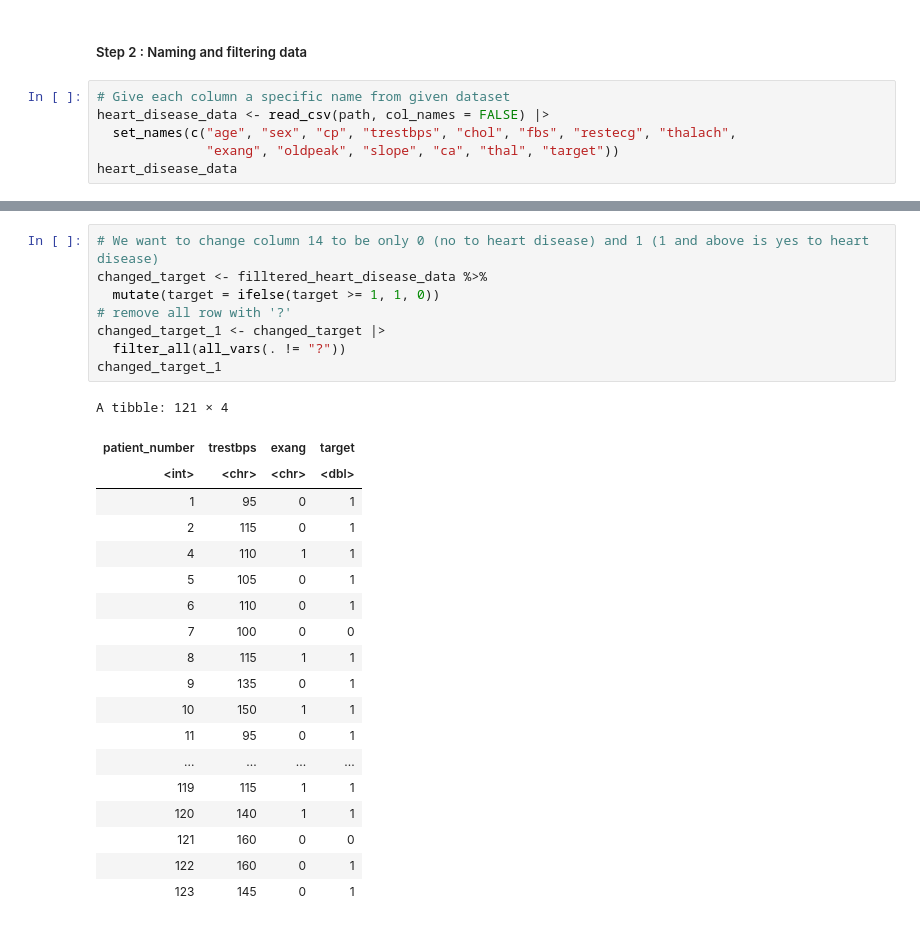
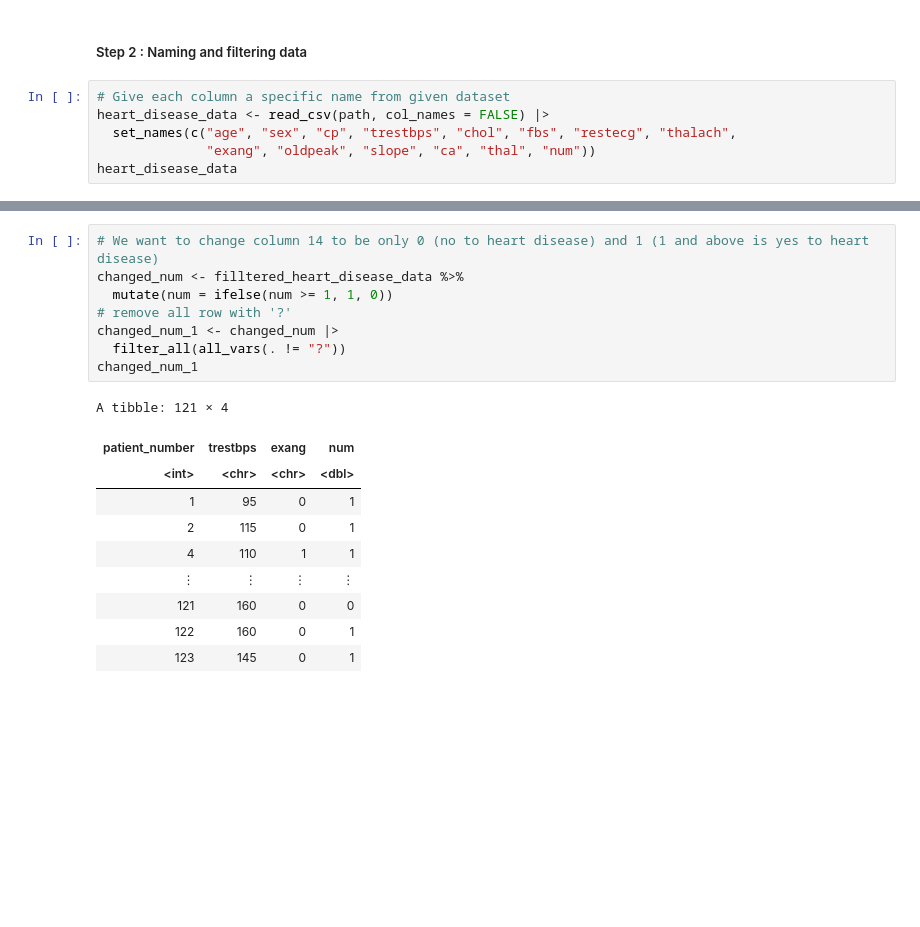
Before and after one commit to cchurch999/Data-Science-Group-Project-Books, a Jupyter notebook: Preliminary exploratory data analysis.ipynb, the cells around one changed output, grey strips where cells are left out. Saved outputs shown, nothing was run; the diff lists cells and outputs as text; blank space fills up the shorter version.

```diff
--- a/Preliminary exploratory data analysis.ipynb
+++ b/Preliminary exploratory data analysis.ipynb
@@ -56,7 +51,7 @@ A spec_tbl_df: 122 × 14
 # Give each column a specific name from given dataset
 heart_disease_data <- read_csv(path, col_names = FALSE) |>
   set_names(c("age", "sex", "cp", "trestbps", "chol", "fbs", "restecg", "thalach",
-              "exang", "oldpeak", "slope", "ca", "thal", "target"))
+              "exang", "oldpeak", "slope", "ca", "thal", "num"))
 heart_disease_data
 # %% [output]
 Rows: 123 Columns: 14
@@ -140,29 +108,20 @@ A tibble: 123 × 4
 | 123 | 145 | 0 | 1 |
 # %%
 # We want to change column 14 to be only 0 (no to heart disease) and 1 (1 and above is yes to heart disease)
-changed_target <- filltered_heart_disease_data %>%
-  mutate(target = ifelse(target >= 1, 1, 0))
+changed_num <- filltered_heart_disease_data %>%
+  mutate(num = ifelse(num >= 1, 1, 0))
 # remove all row with '?'
-changed_target_1 <- changed_target |>
+changed_num_1 <- changed_num |>
   filter_all(all_vars(. != "?"))
-changed_target_1
+changed_num_1
 # %% [output]
 A tibble: 121 × 4
-| patient_number | trestbps | exang | target |
+| patient_number | trestbps | exang | num |
 | <int> | <chr> | <chr> | <dbl> |
 | 1 | 95 | 0 | 1 |
 | 2 | 115 | 0 | 1 |
 | 4 | 110 | 1 | 1 |
-| 5 | 105 | 0 | 1 |
-| 6 | 110 | 0 | 1 |
-| 7 | 100 | 0 | 0 |
-| 8 | 115 | 1 | 1 |
-| 9 | 135 | 0 | 1 |
-| 10 | 150 | 1 | 1 |
-| 11 | 95 | 0 | 1 |
-| ... | ... | ... | ... |
-| 119 | 115 | 1 | 1 |
-| 120 | 140 | 1 | 1 |
+| ⋮ | ⋮ | ⋮ | ⋮ |
 | 121 | 160 | 0 | 0 |
 | 122 | 160 | 0 | 1 |
 | 123 | 145 | 0 | 1 |
```
Also changed, not shown: parts of 11 cells of this notebook.
